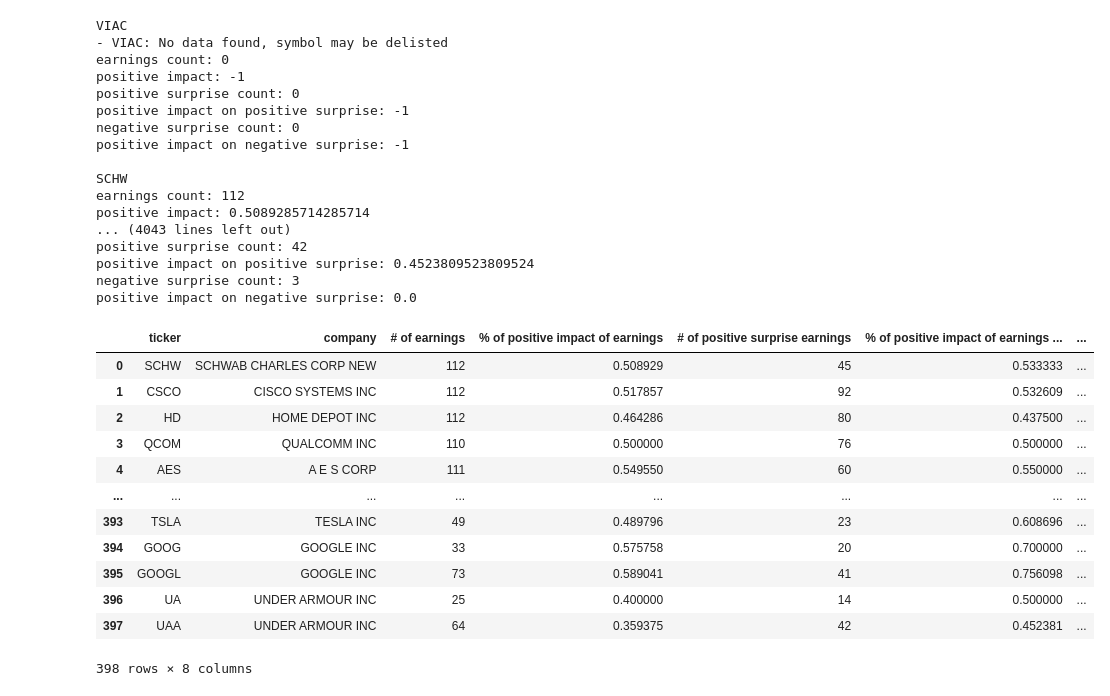
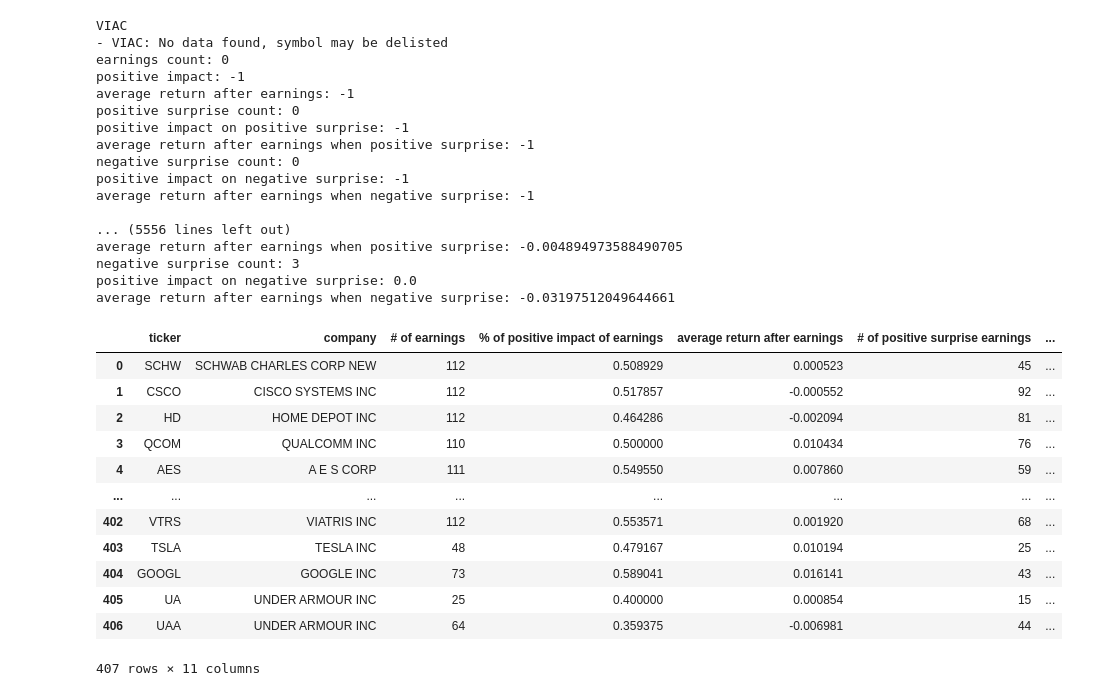
Before and after one commit to alonlerner/finance_project, a Jupyter notebook: earnings_impact.ipynb, the cells around one changed output. Drawn from its saved outputs; the diff is of its cells as text; code cells hidden in the pictures.

```diff
--- a/earnings_impact.ipynb
+++ b/earnings_impact.ipynb
@@ -8,9 +8,12 @@ df = pd.read_csv('spx2020.csv')
 df = df.drop(columns=['Unnamed: 0'])
 df['# of earnings'] = -1
 df['% of positive impact of earnings'] = -1.0
+df['average return after earnings'] = -1.0
 df['# of positive surprise earnings'] = -1
 df['% of positive impact of earnings when positive surprise'] = -1.0
+df['average return after earnings when positive surprise'] = -1.0
 df['# of negative surprise earnings'] = -1
 df['% of positive impact of earnings when negative surprise'] = -1.0
+df['average return after earnings when negative surprise'] = -1.0
 df
 # %% [output]
@@ -30,6 +33,6 @@ df
 # %%
 for i in range(len(df)):
-    stock_abbr = df.iloc[i, 0]
+    stock_abbr = df.at[i, 'ticker']
     print(stock_abbr)
     !node get_earnings2.js {stock_abbr}
     f = open(f'{stock_abbr}.json')
@@ -42,75 +45,87 @@ for i in range(len(df)):
     stock = stock_ticker.history(start=start, end=end)
     stock['Close_t+1'] = stock.Close.shift(-1)
 
-    count, count_up = 0, 0
-    count_pos, count_pos_up = 0, 0
-    count_neg, count_neg_up = 0, 0
+    count, count_up, returns = 0, 0, 0
+    count_pos, count_pos_up, returns_pos = 0, 0, 0
+    count_neg, count_neg_up, returns_neg = 0, 0, 0
     for j in range(len(earnings)):
         if earnings[j]['eps'] and earnings[j]['date'] in stock.index:
             count += 1
+            returns += stock.loc[earnings[j]['date'], 'Close_t+1'] / stock.loc[earnings[j]['date'], 'Close'] - 1
             if stock.loc[earnings[j]['date'], 'Close_t+1'] > stock.loc[earnings[j]['date'], 'Close']:
                 count_up += 1
             if earnings[j]['estimated_eps']:
                 if earnings[j]['estimated_eps'] < earnings[j]['eps']:
                     count_pos += 1
+                    returns_pos += stock.loc[earnings[j]['date'], 'Close_t+1'] / stock.loc[earnings[j]['date'], 'Close'] - 1
                     if stock.loc[earnings[j]['date'], 'Close_t+1'] > stock.loc[earnings[j]['date'], 'Close']:
                         count_pos_up += 1
                 elif earnings[j]['estimated_eps'] > earnings[j]['eps']:
                     count_neg += 1
+                    returns_neg += stock.loc[earnings[j]['date'], 'Close_t+1'] / stock.loc[earnings[j]['date'], 'Close'] - 1
                     if stock.loc[earnings[j]['date'], 'Close_t+1'] > stock.loc[earnings[j]['date'], 'Close']:
                         count_neg_up += 1
     pos_impact = count_up / count if count > 0 else -1
     pos_pos_impact = count_pos_up / count_pos if count_pos > 0 else -1
     neg_pos_impact = count_neg_up / count_neg if count_neg > 0 else -1
+    avg_returns = returns / count if count > 0 else -1
+    avg_returns_pos = returns_pos / count_pos if count_pos > 0 else -1
+    avg_returns_neg = returns_neg / count_neg if count_neg > 0 else -1
     df.at[i, '# of earnings'] = count
     df.at[i, '% of positive impact of earnings'] = pos_impact
+    df.at[i, 'average return after earnings'] = avg_returns
     df.at[i, '# of positive surprise earnings'] = count_pos
     df.at[i, '% of positive impact of earnings when positive surprise'] = pos_pos_impact
+    df.at[i, 'average return after earnings when positive surprise'] = avg_returns_pos
     df.at[i, '# of negative surprise earnings'] = count_neg
     df.at[i, '% of positive impact of earnings when negative surprise'] = neg_pos_impact
+    df.at[i, 'average return after earnings when negative surprise'] = avg_returns_neg
     print(f'earnings count: {count}')
     print(f'positive impact: {pos_impact}')
+    print(f'average return after earnings: {avg_returns}')
     print(f'positive surprise count: {count_pos}')
     print(f'positive impact on positive surprise: {pos_pos_impact}')
+    print(f'average return after earnings when positive surprise: {avg_returns_pos}')
     print(f'negative surprise count: {count_neg}')
-    print(f'positive impact on negative surprise: {neg_pos_impact}\n')
+    print(f'positive impact on negative surprise: {neg_pos_impact}')
+    print(f'average return after earnings when negative surprise: {avg_returns_neg}\n')
 # %% [output]
 VIAC
 - VIAC: No data found, symbol may be delisted
 earnings count: 0
 positive impact: -1
+average return after earnings: -1
 positive surprise count: 0
 positive impact on positive surprise: -1
+average return after earnings when positive surprise: -1
 negative surprise count: 0
 positive impact on negative surprise: -1
+average return after earnings when negative surprise: -1
 
-SCHW
-earnings count: 112
-positive impact: 0.5089285714285714
-... (4043 lines left out)
-positive surprise count: 42
-positive impact on positive surprise: 0.4523809523809524
+... (5556 lines left out)
+average return after earnings when positive surprise: -0.004894973588490705
 negative surprise count: 3
 positive impact on negative surprise: 0.0
+average return after earnings when negative surprise: -0.03197512049644661
 # %%
 df = df[df['% of positive impact of earnings'] != -1]
 df = df.reset_index(drop=True)
-df.to_csv('earnings_impact2.csv', index=False)
+df.to_csv('earnings_impact3.csv', index=False)
 df
 # %% [output]
-|  | ticker | company | # of earnings | % of positive impact of earnings | # of positive surprise earnings | % of positive impact of earnings ... | ... |
-| 0 | SCHW | SCHWAB CHARLES CORP NEW | 112 | 0.508929 | 45 | 0.533333 | ... |
-| 1 | CSCO | CISCO SYSTEMS INC | 112 | 0.517857 | 92 | 0.532609 | ... |
-| 2 | HD | HOME DEPOT INC | 112 | 0.464286 | 80 | 0.437500 | ... |
-| 3 | QCOM | QUALCOMM INC | 110 | 0.500000 | 76 | 0.500000 | ... |
-| 4 | AES | A E S CORP | 111 | 0.549550 | 60 | 0.550000 | ... |
+|  | ticker | company | # of earnings | % of positive impact of earnings | average return after earnings | # of positive surprise earnings | ... |
+| 0 | SCHW | SCHWAB CHARLES CORP NEW | 112 | 0.508929 | 0.000523 | 45 | ... |
+| 1 | CSCO | CISCO SYSTEMS INC | 112 | 0.517857 | -0.000552 | 92 | ... |
+| 2 | HD | HOME DEPOT INC | 112 | 0.464286 | -0.002094 | 81 | ... |
+| 3 | QCOM | QUALCOMM INC | 110 | 0.500000 | 0.010434 | 76 | ... |
+| 4 | AES | A E S CORP | 111 | 0.549550 | 0.007860 | 59 | ... |
 | ... | ... | ... | ... | ... | ... | ... | ... |
-| 393 | TSLA | TESLA INC | 49 | 0.489796 | 23 | 0.608696 | ... |
-| 394 | GOOG | GOOGLE INC | 33 | 0.575758 | 20 | 0.700000 | ... |
-| 395 | GOOGL | GOOGLE INC | 73 | 0.589041 | 41 | 0.756098 | ... |
-| 396 | UA | UNDER ARMOUR INC | 25 | 0.400000 | 14 | 0.500000 | ... |
-| 397 | UAA | UNDER ARMOUR INC | 64 | 0.359375 | 42 | 0.452381 | ... |
+| 402 | VTRS | VIATRIS INC | 112 | 0.553571 | 0.001920 | 68 | ... |
+| 403 | TSLA | TESLA INC | 48 | 0.479167 | 0.010194 | 25 | ... |
+| 404 | GOOGL | GOOGLE INC | 73 | 0.589041 | 0.016141 | 43 | ... |
+| 405 | UA | UNDER ARMOUR INC | 25 | 0.400000 | 0.000854 | 15 | ... |
+| 406 | UAA | UNDER ARMOUR INC | 64 | 0.359375 | -0.006981 | 44 | ... |
-398 rows × 8 columns
+407 rows × 11 columns
 # %%
 fdf = df[df['# of earnings'] > 0]
 print(f"% of scraping success: {len(fdf) / len(df)}")
```
Also changed, not shown: parts of 6 cells of this notebook.
